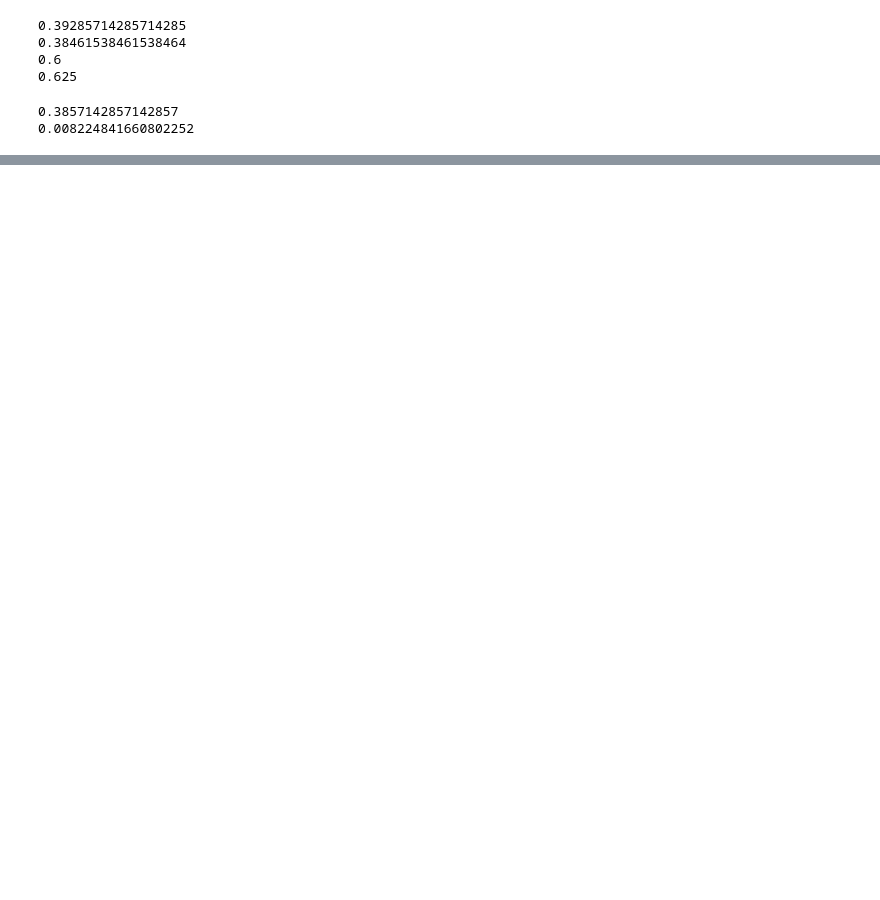
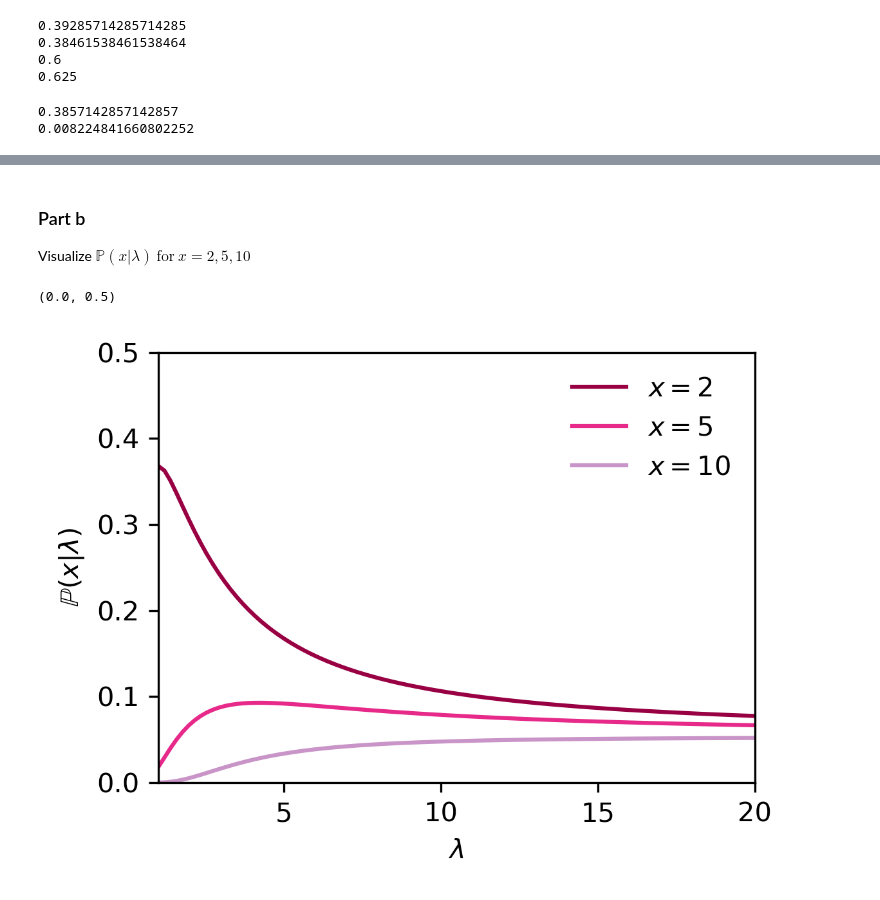
Before and after one commit to bKeungAuyeung/MSTA-HW3, a Jupyter notebook: bAuyeung_L3_MSTA.ipynb, the cells around one changed output, grey strips where cells are left out. Cells and saved outputs as stored; diff of their text form; code cells hidden in the pictures; blank space fills up the shorter version.

```diff
--- a/bAuyeung_L3_MSTA.ipynb
+++ b/bAuyeung_L3_MSTA.ipynb
@@ -311,0 +390,19 @@ AttributeError: module 'numpy' has no attribute 'trapz'
+# %% [markdown]
+### Part b
+
+Visualize $ \mathbb{P}(x|\lambda) \ \text{for} \  x = 2, 5, 10 $
+# %%
+lamb_axis = np.linspace(1, 20, 100) # define lambda values for visualization
+x = np.array([2,5,10])
+fig, ax = subplots(figsize=(4, 3), dpi=300, tight_layout=True)
+
+for index, value in enumerate(x):
+    ax.plot(lamb_axis, likelihood(value, lamb_axis, x, lamb_axis), label=f'$x = {value}$', color=colors[index]) # plot likelihood for each lambda value
+plt.xlabel('$\\lambda$')
+plt.ylabel('$\\mathbb{P}(x|\\lambda)$')
+plt.legend(frameon = False, loc = 'best')
+plt.xlim(1, 20)
+plt.ylim(0, 0.5)
+# %% [output]
+(0.0, 0.5)
+[figure, added]
```
Also changed, not shown: parts of 12 cells of this notebook.
